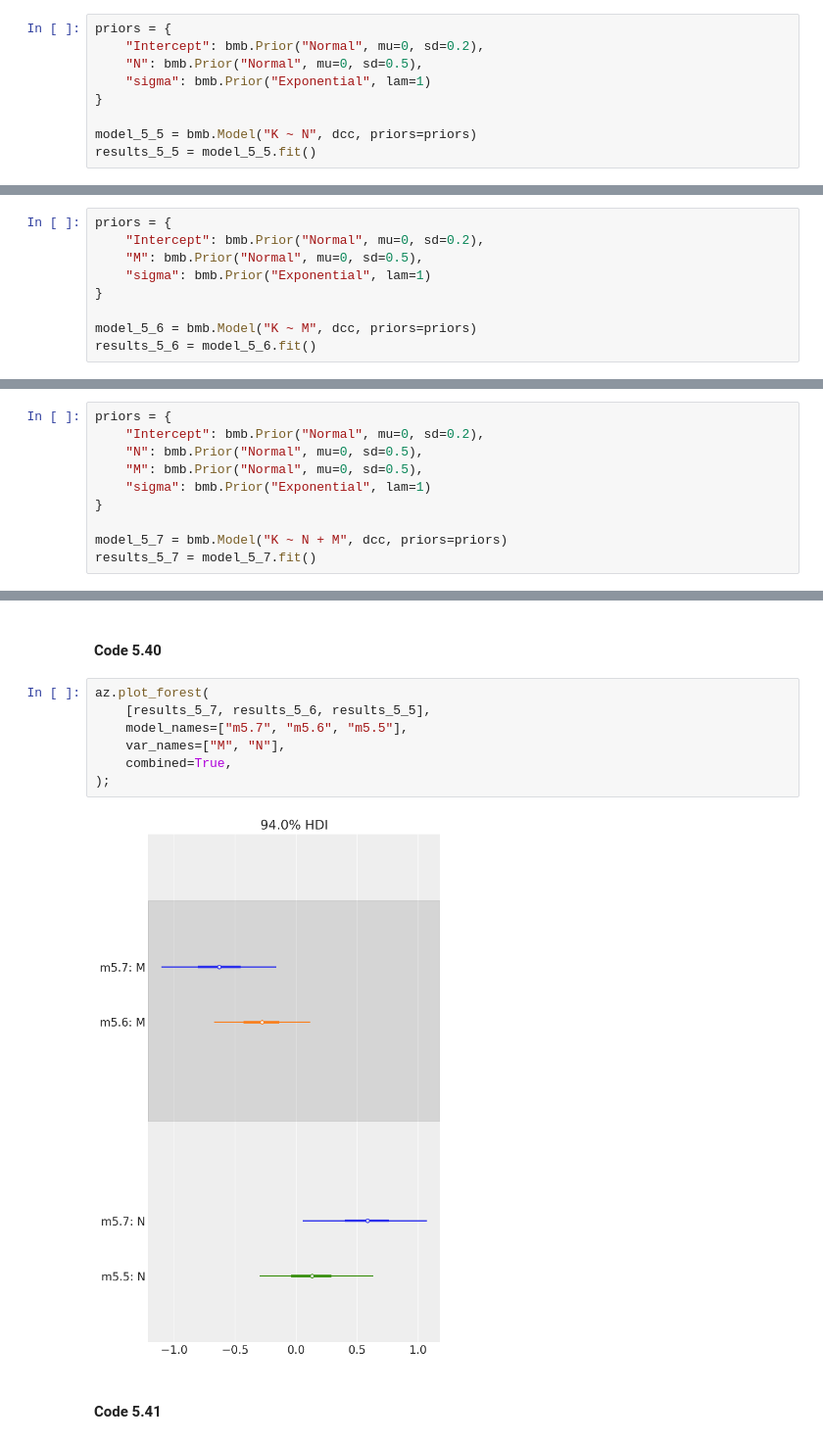
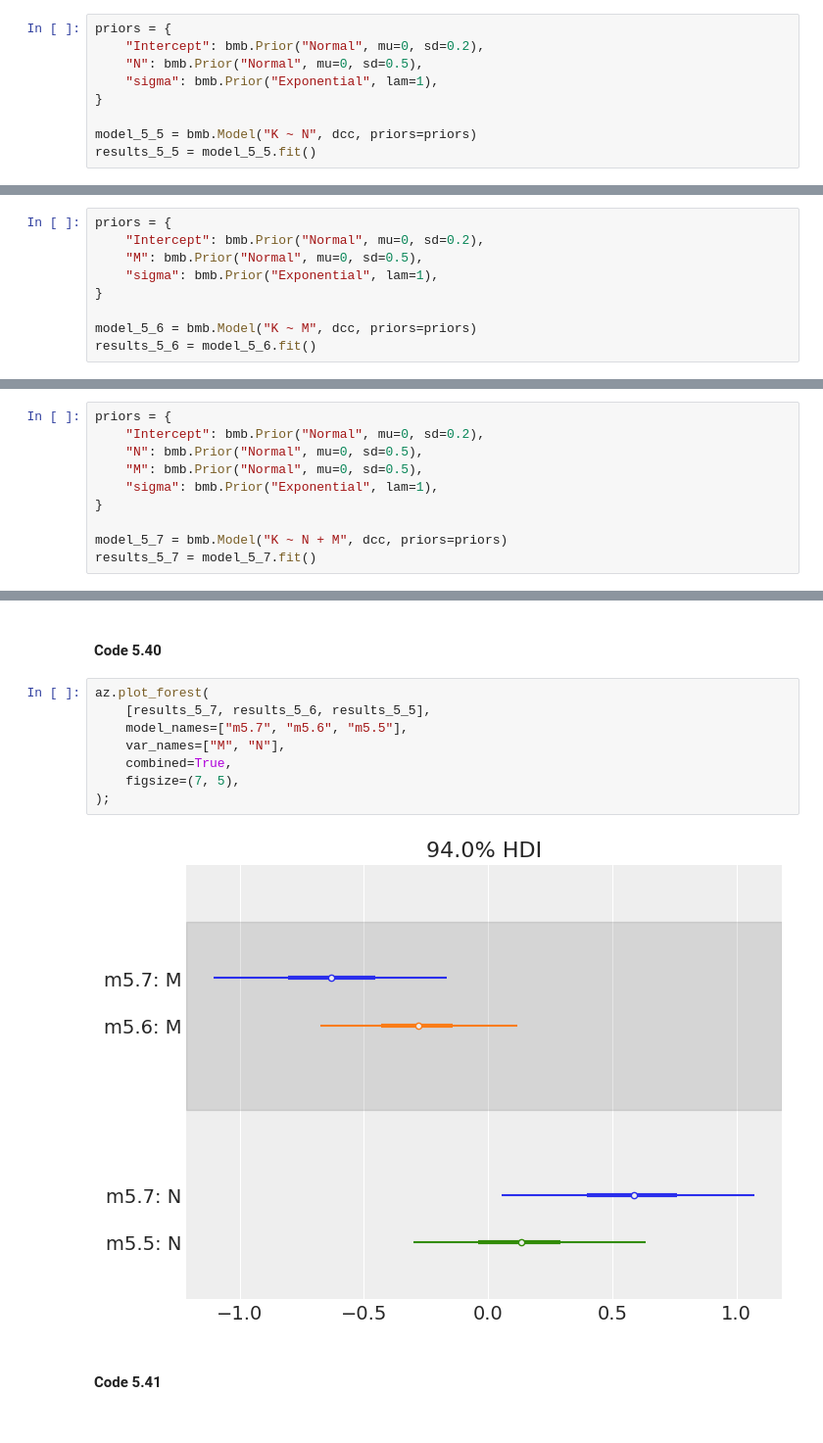
Before and after one commit to bambinos/educational-resources, a Jupyter notebook: Rethinking/Chp_05.ipynb, the cells around one changed output, grey strips where cells are left out. Shown at 98% size. Drawn from its saved outputs; the diff is of its cells as text.

```diff
--- a/Rethinking/Chp_05.ipynb
+++ b/Rethinking/Chp_05.ipynb
@@ -467,7 +463,7 @@ ax.set_title("a ~ dnorm(0,1) \n bN ~ dnorm(0,1)");
 priors = {
     "Intercept": bmb.Prior("Normal", mu=0, sd=0.2),
     "N": bmb.Prior("Normal", mu=0, sd=0.5),
-    "sigma": bmb.Prior("Exponential", lam=1)
+    "sigma": bmb.Prior("Exponential", lam=1),
 }
 
 model_5_5 = bmb.Model("K ~ N", dcc, priors=priors)
@@ -537,7 +533,7 @@ plt.ylabel("Kilocal per g (std)");
 priors = {
     "Intercept": bmb.Prior("Normal", mu=0, sd=0.2),
     "M": bmb.Prior("Normal", mu=0, sd=0.5),
-    "sigma": bmb.Prior("Exponential", lam=1)
+    "sigma": bmb.Prior("Exponential", lam=1),
 }
 
 model_5_6 = bmb.Model("K ~ M", dcc, priors=priors)
@@ -564,7 +561,7 @@ priors = {
     "Intercept": bmb.Prior("Normal", mu=0, sd=0.2),
     "N": bmb.Prior("Normal", mu=0, sd=0.5),
     "M": bmb.Prior("Normal", mu=0, sd=0.5),
-    "sigma": bmb.Prior("Exponential", lam=1)
+    "sigma": bmb.Prior("Exponential", lam=1),
 }
 
 model_5_7 = bmb.Model("K ~ N + M", dcc, priors=priors)
@@ -590,12 +587,13 @@ az.summary(results_5_7, kind="stats")
 # %%
 az.plot_forest(
     [results_5_7, results_5_6, results_5_5],
     model_names=["m5.7", "m5.6", "m5.5"],
     var_names=["M", "N"],
     combined=True,
+    figsize=(7, 5),
 );
 # %% [output]
-[figure, old version]
+[figure, new version]
 # %% [markdown]
 #### Code 5.41
 # %%
```
Also changed, not shown: parts of 46 cells of this notebook.
